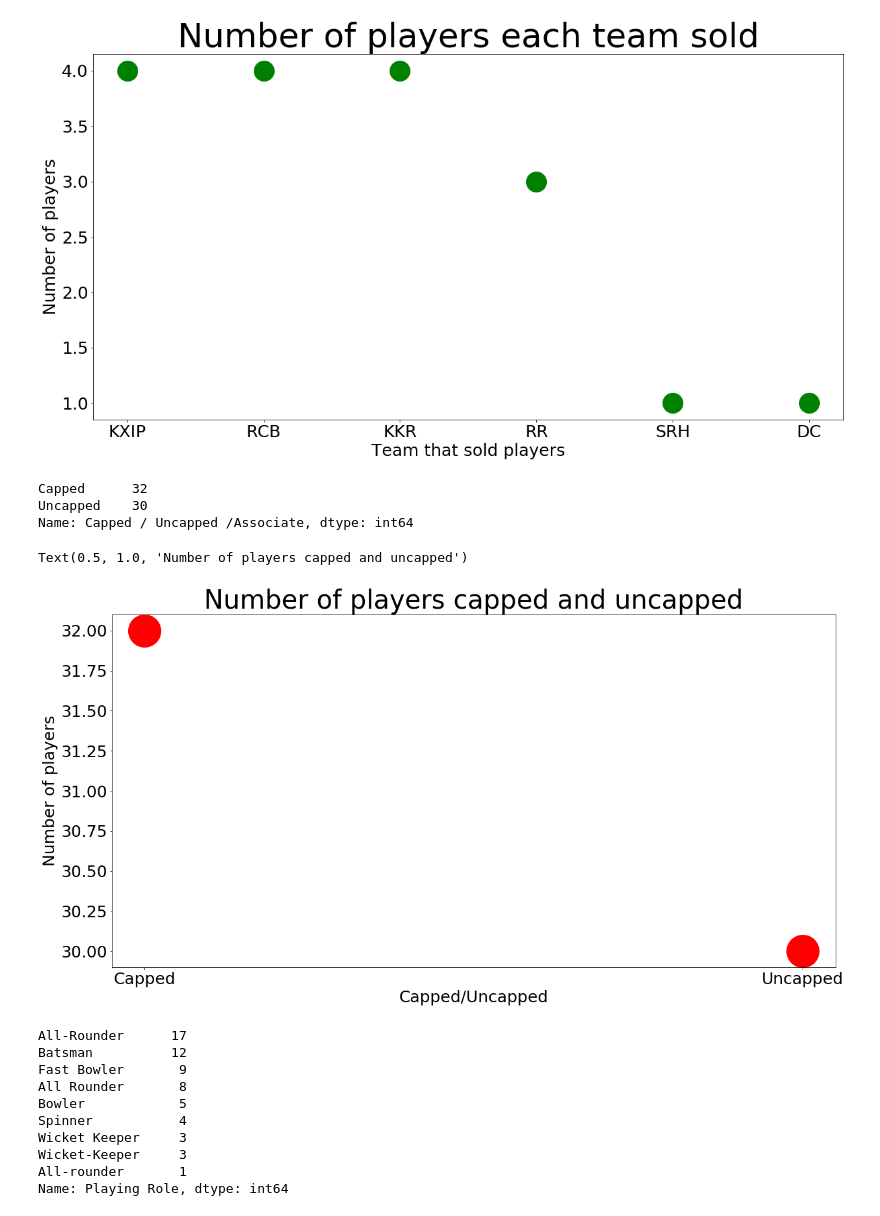
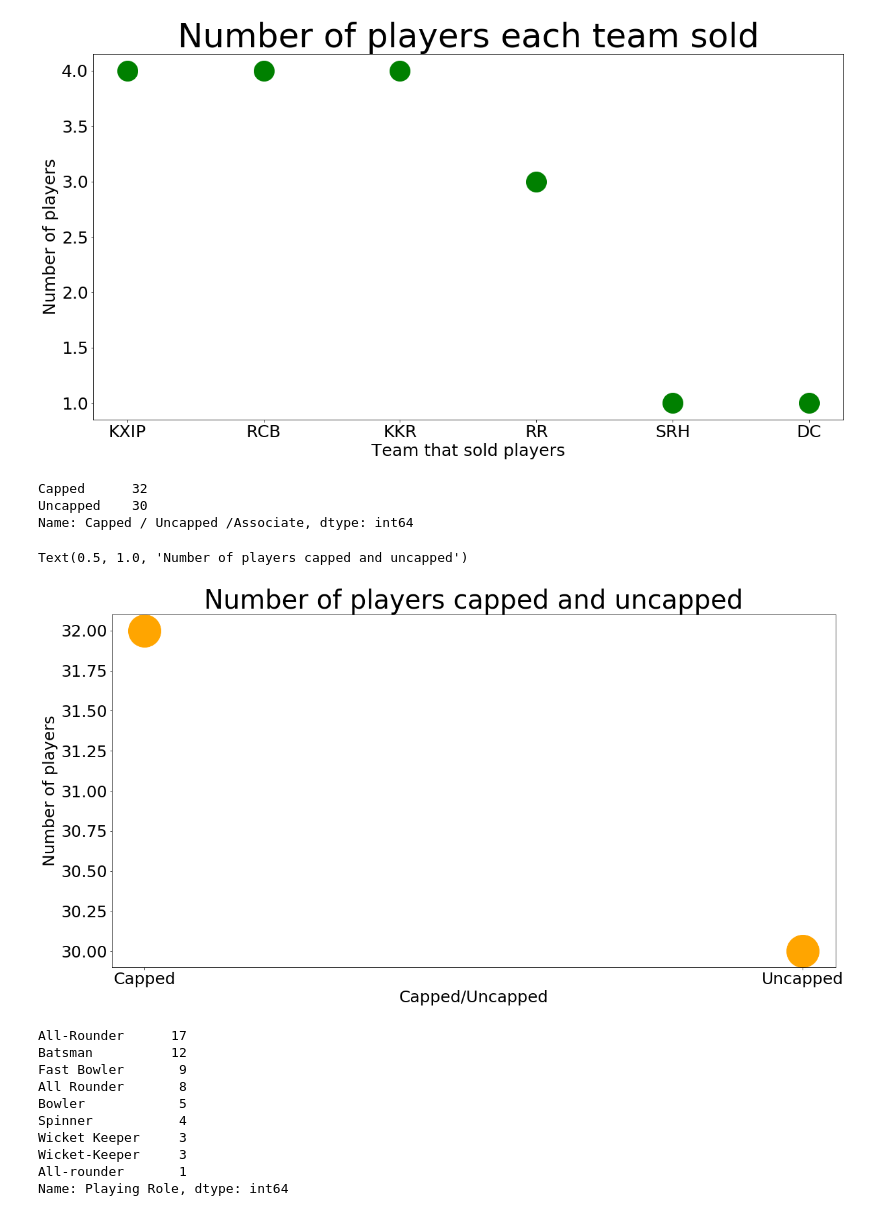
Before and after one commit to Thesavagecoder7784/Statistical-Data-Analysis-With-Pandas, a Jupyter notebook: Analysis of IPL Auction 2020.ipynb, the cells around one changed output. Saved outputs shown, nothing was run; the diff lists cells and outputs as text; code cells hidden in the pictures.

```diff
--- a/Analysis of IPL Auction 2020.ipynb
+++ b/Analysis of IPL Auction 2020.ipynb
@@ -130,20 +130,20 @@ Text(0.5, 1.0, 'Number of players each team sold')
 # %%
 #Findind the correlation between number of players sold and capped/uncapped players
 f = df['Capped / Uncapped /Associate'].value_counts()
 print(f)
-plt.plot(f, c ='Red' , ls='', marker = 'o', ms=50)
+plt.plot(f, c ='Orange' , ls='', marker = 'o', ms=50)
 plt.show
 plt.xticks(fontsize =25)
 plt.yticks(fontsize = 25)
 plt.xlabel("Capped/Uncapped",fontsize = 25)
 plt.ylabel("Number of players",fontsize = 25)
 plt.title("Number of players capped and uncapped",fontsize = 40)
 # %% [output]
 Capped      32
 Uncapped    30
 Name: Capped / Uncapped /Associate, dtype: int64
 Text(0.5, 1.0, 'Number of players capped and uncapped')
-[figure, old version]
+[figure, new version]
 # %%
 #Finding the correlation between playing role and number of players sold
 g = df['Playing Role'].value_counts()
```
Also changed, not shown: parts of 5 cells of this notebook.
